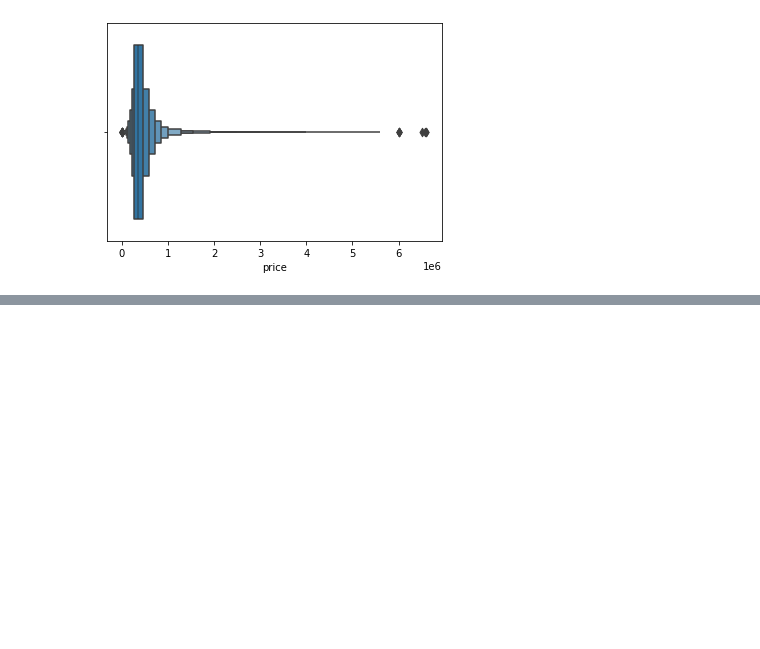
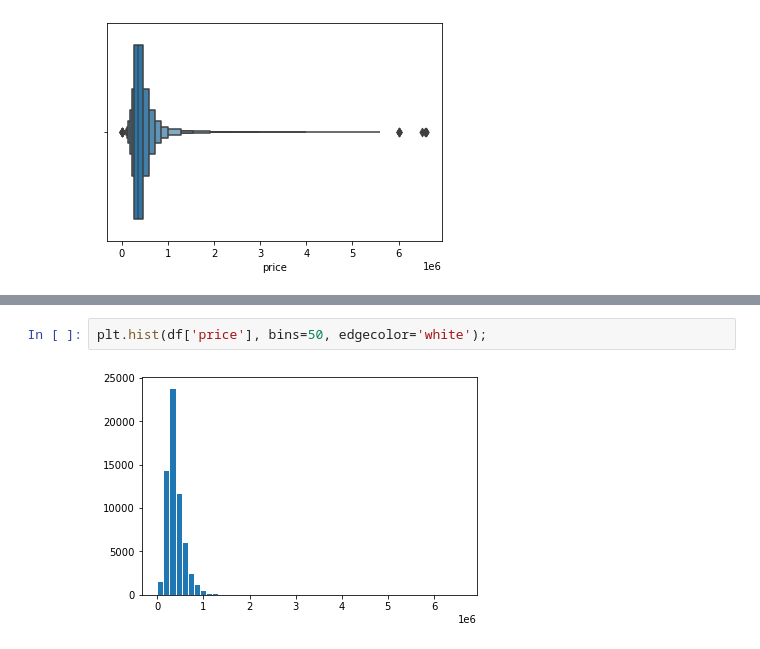
Before and after one commit to mateuszreliga/Poland_OLX_Home_Price, a Jupyter notebook: HomePrices.ipynb, the cells around one changed output, grey strips where cells are left out. Saved outputs shown, nothing was run; the diff lists cells and outputs as text; blank space fills up the shorter version.

```diff
--- a/HomePrices.ipynb
+++ b/HomePrices.ipynb
@@ -83,0 +88,4 @@ df.describe()
+# %%
+plt.hist(df['price'], bins=50, edgecolor='white');
+# %% [output]
+[figure, added]
```
Also changed, not shown: parts of 3 cells of this notebook.
